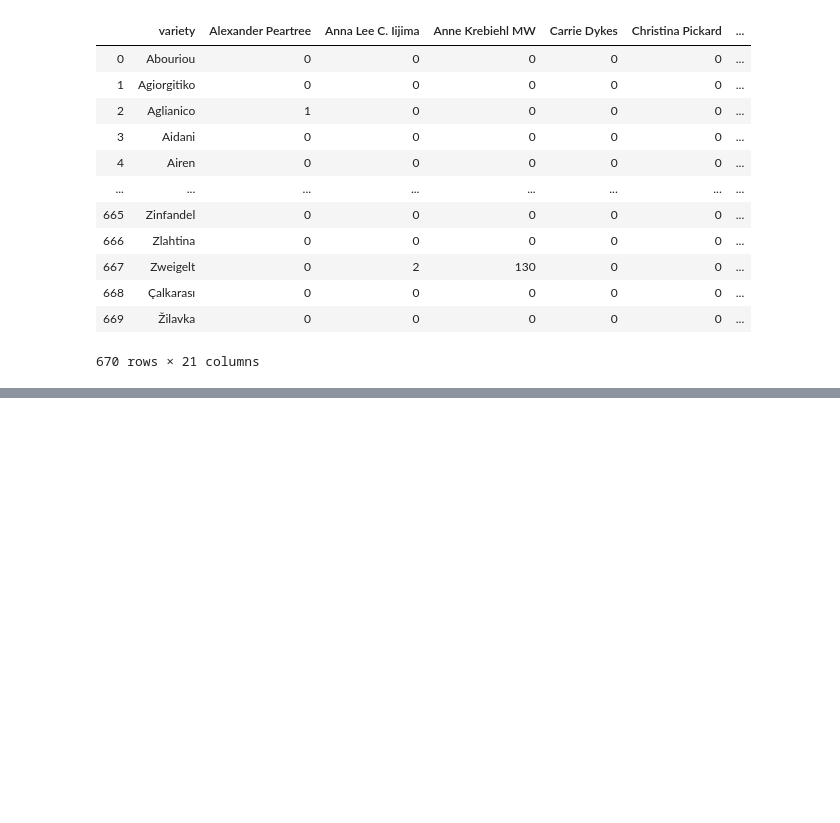
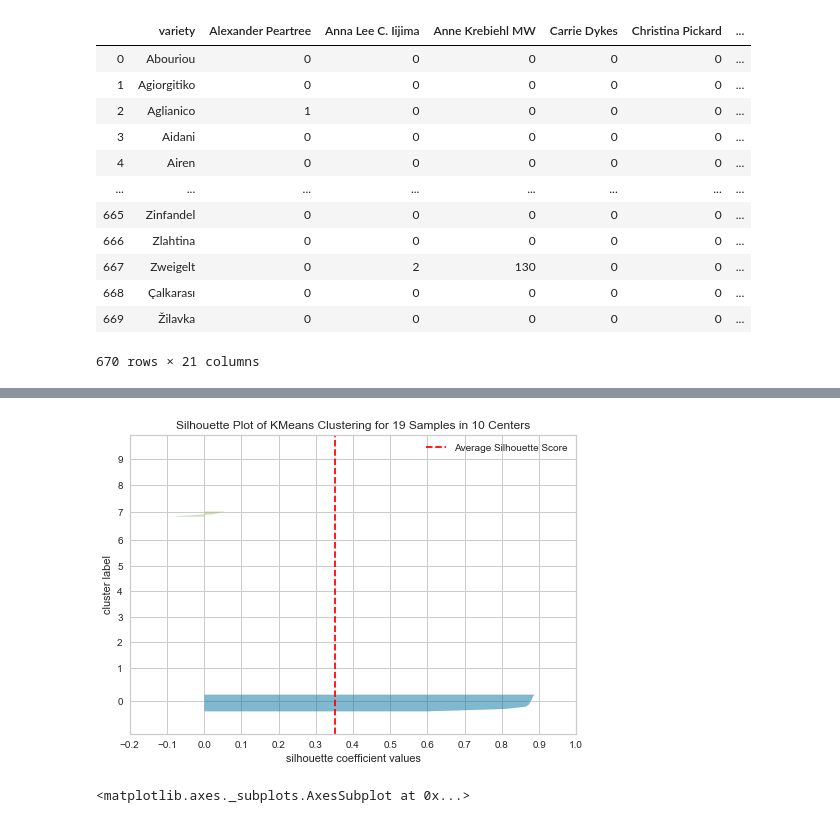
Before and after one commit to bthakr1/datascience_pipeline, a Jupyter notebook: Cosine_Similarity.ipynb, the cells around one changed output, grey strips where cells are left out. Saved outputs shown, nothing was run; the diff lists cells and outputs as text; code cells hidden in the pictures; blank space fills up the shorter version.

```diff
--- a/Cosine_Similarity.ipynb
+++ b/Cosine_Similarity.ipynb
@@ -375,0 +420,10 @@ new_people
+# %%
+# initalize the model with 10 clusters
+model = KMeans(n_clusters=10)
+visualizer = SilhouetteVisualizer(model,colors='yellowbrick')
+
+visualizer.fit(new_wine)
+visualizer.show()
+# %% [output]
+[figure, added]
+<matplotlib.axes._subplots.AxesSubplot at 0x...>
```
Also changed, not shown: parts of 17 cells of this notebook.
